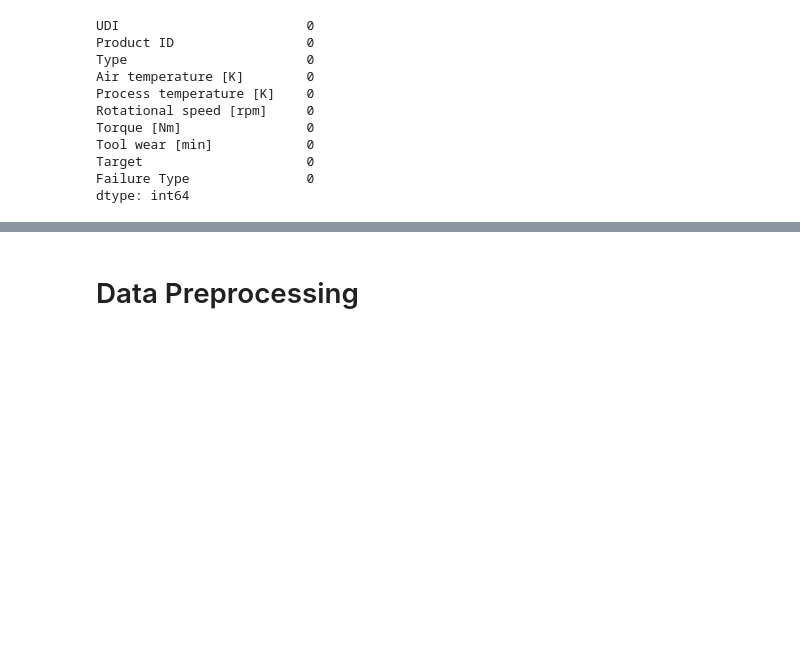
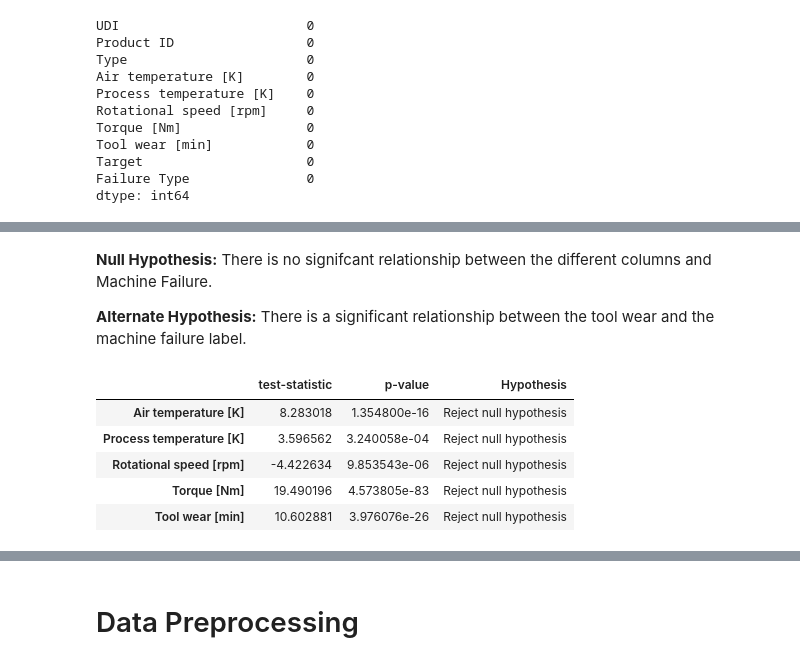
Before and after one commit to karthikponna/Predictive_Maintenance_MLOps, a Jupyter notebook: notebooks/EDA.ipynb, the cells around one changed output, grey strips where cells are left out. Drawn from its saved outputs; the diff is of its cells as text; code cells hidden in the pictures; blank space fills up the shorter version.

```diff
--- a/notebooks/EDA.ipynb
+++ b/notebooks/EDA.ipynb
@@ -58,0 +213,18 @@ dtype: int64
+# %%
+outlier_cols = ['Torque [Nm]', 'Rotational speed [rpm]']
+
+fig2 = make_subplots(rows=1, cols=2, subplot_titles=outlier_cols, vertical_spacing=0.03)
+
+for i, col in enumerate(outlier_cols):
+    box_plot = go.Histogram(x=df[col], name=col)
+    fig2.add_trace(box_plot, row=1, col=i+1)
+
+# fig2 = px.histogram(df, x=outlier_cols, nbins=50, marginal='box', opacity=0.7)
+
+fig2.update_layout(
+    title='Distribution of Torque and Rotational speed',
+    yaxis_title='Frequency',
+    title_text="Histograms",
+    width=900
+)
+fig2.show()
@@ -58,0 +251,26 @@ dtype: int64
+# %% [markdown]
+**Null Hypothesis:** There is no signifcant relationship between the different columns and Machine Failure.
+
+**Alternate Hypothesis:** There is a significant relationship between the tool wear and the machine failure label.
+# %%
+test_cols = ['Air temperature [K]','Process temperature [K]', 'Rotational speed [rpm]', 'Torque [Nm]','Tool wear [min]']
+values = []
+
+for col in test_cols:
+    failed = df[df['Target'] == 1][col]
+    non_failed = df[df['Target'] == 0][col]
+
+    t, p = ttest_ind(failed, non_failed)
+    values.append([t, p])
+
+values = pd.DataFrame(values, columns=['test-statistic', 'p-value'], index=test_cols)
+alpha = 0.05
+values['Hypothesis'] = values['p-value'].apply(lambda p: 'Reject null hypothesis' if p < alpha else 'Accept null hypothesis')
+values
+# %% [output]
+|  | test-statistic | p-value | Hypothesis |
+| Air temperature [K] | 8.283018 | 1.354800e-16 | Reject null hypothesis |
+| Process temperature [K] | 3.596562 | 3.240058e-04 | Reject null hypothesis |
+| Rotational speed [rpm] | -4.422634 | 9.853543e-06 | Reject null hypothesis |
+| Torque [Nm] | 19.490196 | 4.573805e-83 | Reject null hypothesis |
+| Tool wear [min] | 10.602881 | 3.976076e-26 | Reject null hypothesis |
```
Also changed, not shown: parts of 35 cells of this notebook.
